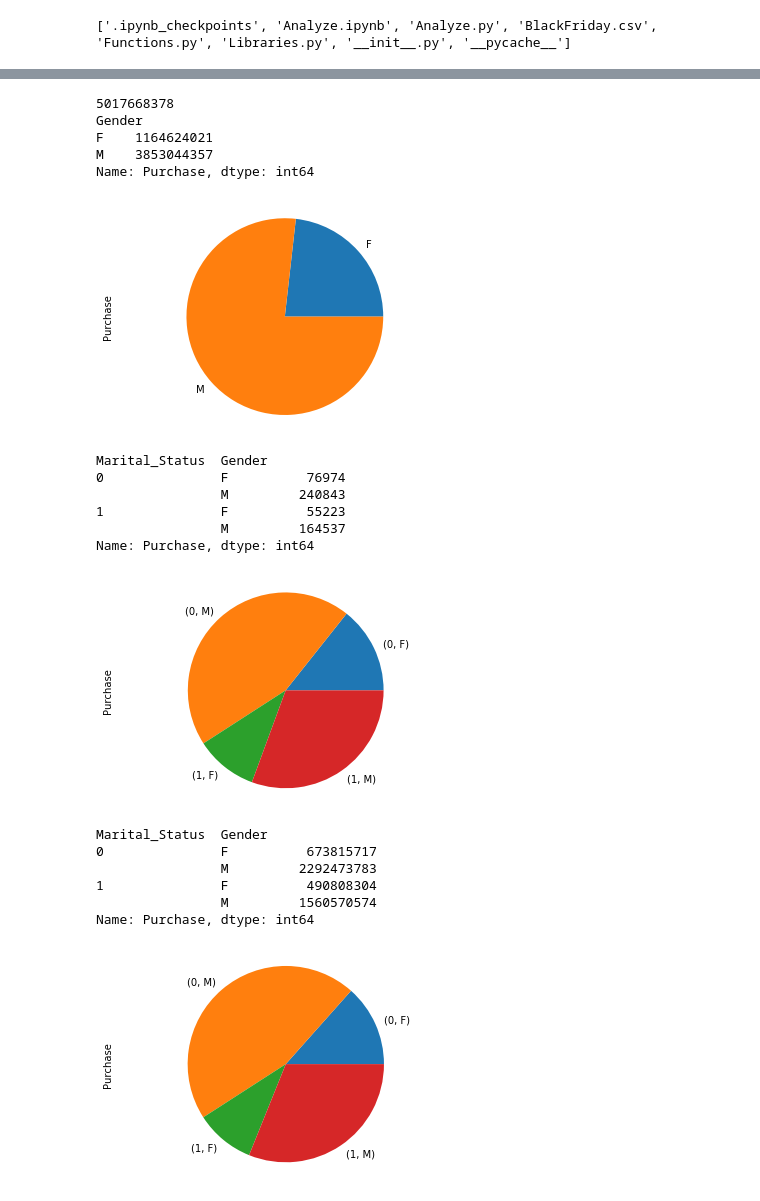
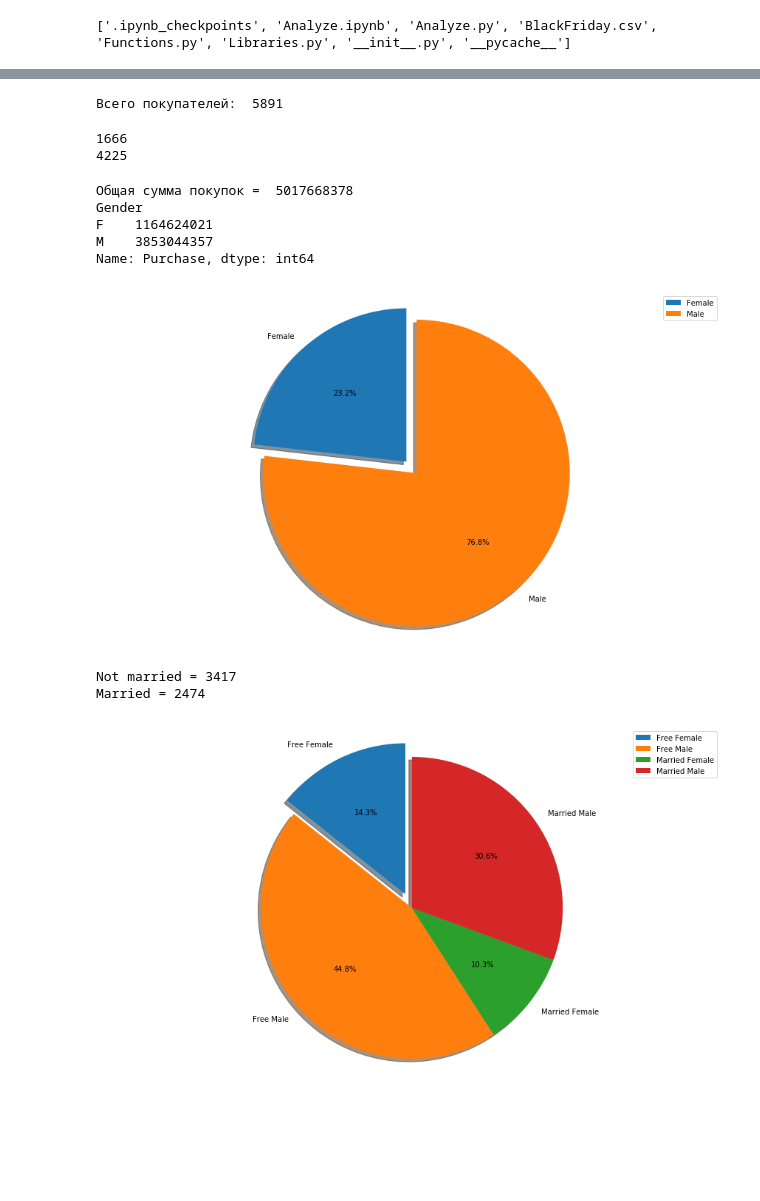
Before and after one commit to Paz4/PythonAnalyzeOfBlackFriday, a Jupyter notebook: BlackFridayAnalysisProject/Analyze.ipynb, the cells around one changed output, grey strips where cells are left out. Drawn from its saved outputs; the diff is of its cells as text; code cells hidden in the pictures; blank space fills up the shorter version.

Commit message:
Graphics was improved, names was reffactored
Diagrames become more informative. Names was changed on more appropriate.
Spotted diagramm was added

```diff
--- a/BlackFridayAnalysisProject/Analyze.ipynb
+++ b/BlackFridayAnalysisProject/Analyze.ipynb
@@ -18,12 +36,17 @@ sns.countplot(df['Gender'])
 print("Всего совершенно покупок: ", df['User_ID'].count())
 print(df.groupby(['Gender'])['User_ID'].count())
 # %%
-quantity_of_customer = df['User_ID'].drop_duplicates()
-print("Всего покупателей: ", quantity_of_customer.count())
+Q_Customer = df['User_ID'].drop_duplicates()
+print("Всего покупателей: ", Q_Customer.count())
+# %% [output]
+Всего покупателей:  5891
 # %%
 #Количество покупателей, мужчин и женщин
-print(quantity_of_customer[df.Gender=='F'].count())
-print(quantity_of_customer[df.Gender=='M'].count())
+print(Q_Customer[df.Gender=='F'].count())
+print(Q_Customer[df.Gender=='M'].count())
+# %% [output]
+1666
+4225
 # %%
 #Среднее число покупок для мужчины и женщины
 print(df.groupby(['Gender'])['Product_ID'].count())
@@ -36,41 +59,26 @@ print("Среднее количество покупок для мужчины:
 print(df.groupby(['Gender'])['Purchase'].mean())
 # %%
 #Сумма покупок для женщины и мужчин
-print(df['Purchase'].sum())
-SumPur = df.groupby(['Gender'])['Purchase'].sum()
-draw_pie_diagram(SumPur)
+print('Общая сумма покупок = ', df['Purchase'].sum())
+Sum_Purchase = df.groupby(['Gender'])['Purchase'].sum()
+draw_pie_diagram_advanced(Sum_Purchase, ['Female', 'Male'], [0.1, 0])
 # %% [output]
-5017668378
+Общая сумма покупок =  5017668378
 Gender
 F    1164624021
 M    3853044357
 Name: Purchase, dtype: int64
-[figure, old version]
+[figure, new version]
 # %%
 #Женатые и нежинатые число покупателей
-print(quantity_of_customer[df.Marital_Status==0].count())
-print(quantity_of_customer[df.Marital_Status==1].count())
+print('Not married =', Q_Customer[df.Marital_Status==0].count())
+print('Married =', Q_Customer[df.Marital_Status==1].count())
+# %% [output]
+Not married = 3417
+Married = 2474
 # %%
 #Число покупок женатых и неженатых
-poc1=df.groupby(['Marital_Status', 'Gender'])['Purchase'].count()
-draw_pie_diagram(poc1)
+Purchase_Marital=df.groupby(['Marital_Status', 'Gender'])['Purchase'].count()
+draw_pie_diagram_advanced(Purchase_Marital, ['Free Female', 'Free Male', 'Married Female', 'Married Male'], (0.1, 0, 0, 0))
 # %% [output]
-Marital_Status  Gender
-0               F          76974
-                M         240843
-1               F          55223
-                M         164537
-Name: Purchase, dtype: int64
-[figure, old version]
+[figure, new version]
-# %%
-#Число покупок женатых и неженатых
-poc=df.groupby(['Marital_Status', 'Gender'])['Purchase'].sum()
-draw_pie_diagram(poc)
-# %% [output]
-Marital_Status  Gender
-0               F          673815717
-                M         2292473783
-1               F          490808304
-                M         1560570574
-Name: Purchase, dtype: int64
-[figure, removed]
```
Also changed, not shown: parts of 22 cells of this notebook, 1 other file.
